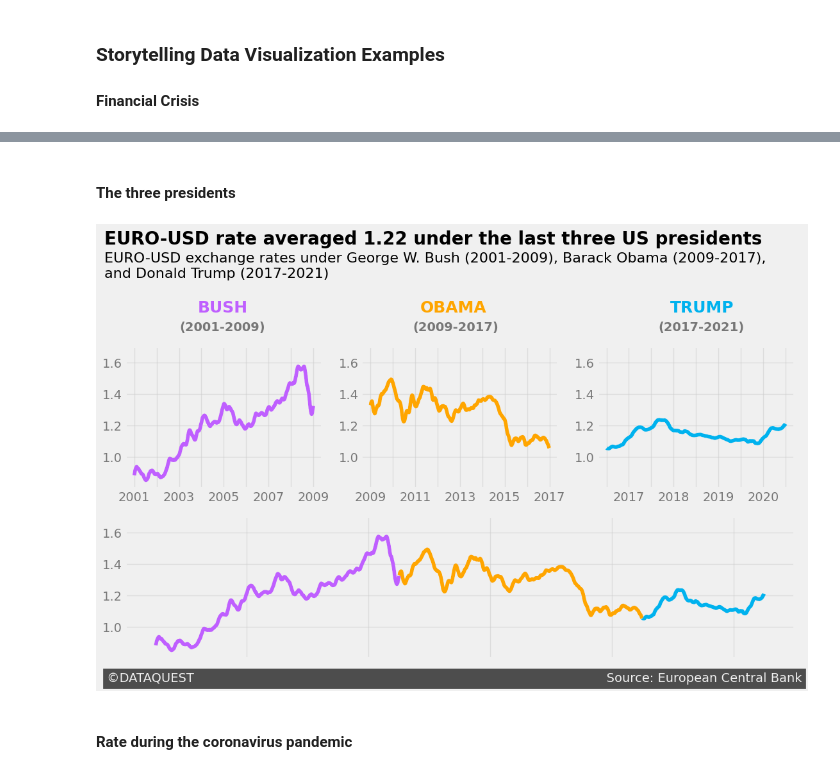
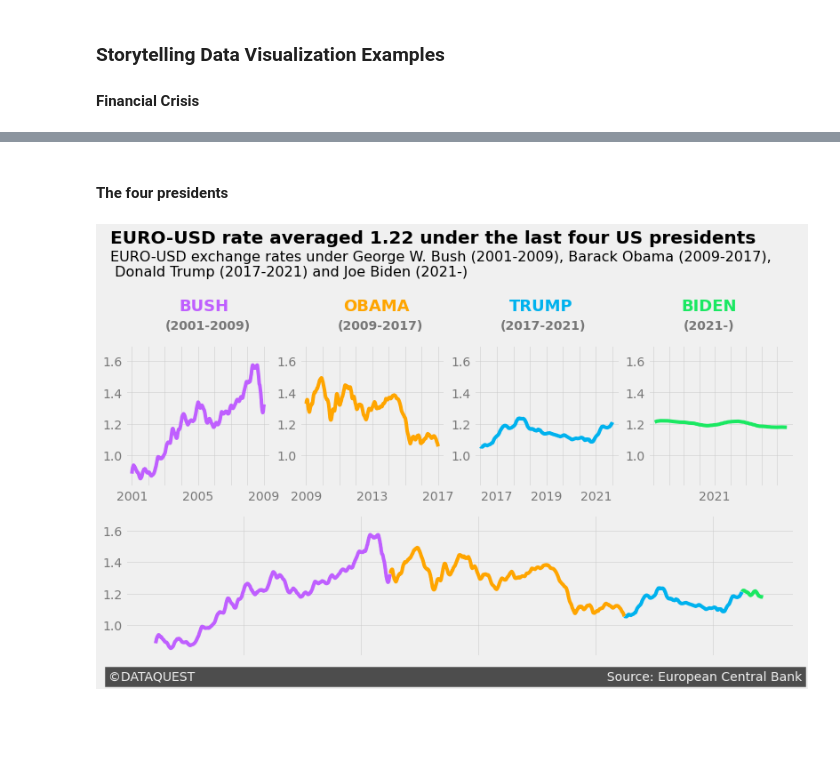
Before and after one commit to pedrohfonseca/Guided-Project-Storytelling-Data-Visualization-on-Exchange-Rates, a Jupyter notebook: Basics.ipynb, the cells around one changed output, grey strips where cells are left out. Drawn from its saved outputs; the diff is of its cells as text; code cells hidden in the pictures; blank space fills up the shorter version.

```diff
--- a/Basics.ipynb
+++ b/Basics.ipynb
@@ -7,7 +7,7 @@ This file has the Euro daily exchange rates between 1999 and 2021
 # %%
 import pandas as pd
 
-exchange_rates = pd.read_csv('euro-daily-hist_1999_2020.csv')
+exchange_rates = pd.read_csv('euro-daily-hist_1999_2021.csv')
 
 exchange_rates.head()
 # %% [output]
@@ -215,25 +212,28 @@ plt.show()
 # %% [output]
 [figure]
 # %% [markdown]
-#### The three presidents
+#### The four presidents
 # %%
-bush_obama_trump = euro_to_dollar.copy()[(euro_to_dollar['Time'].dt.year >= 2001)
-                                         & (euro_to_dollar['Time'].dt.year < 2021)]
-bush = bush_obama_trump.copy()[bush_obama_trump['Time'].dt.year < 2009]
-obama = bush_obama_trump.copy()[(bush_obama_trump['Time'].dt.year >= 2009)
-                                & (bush_obama_trump['Time'].dt.year < 2017)]
-trump = bush_obama_trump.copy()[bush_obama_trump['Time'].dt.year >= 2017]
+bush_obama_trump_biden = euro_to_dollar.copy()[euro_to_dollar['Time'].dt.year >= 2001]
+
+bush = bush_obama_trump_biden.copy()[bush_obama_trump_biden['Time'].dt.year < 2009]
+obama = bush_obama_trump_biden.copy()[(bush_obama_trump_biden['Time'].dt.year >= 2009)
+                                & (bush_obama_trump_biden['Time'].dt.year < 2017)]
+trump = bush_obama_trump_biden.copy()[(bush_obama_trump_biden['Time'].dt.year >= 2017)
+                                & (bush_obama_trump_biden['Time'].dt.year < 2021)]
+biden = bush_obama_trump_biden.copy()[bush_obama_trump_biden['Time'].dt.year >= 2021]
 # %%
 # Adding the FiveThirtyEight style
 style.use('fivethirtyeight')
 
 # Adding subplots
 plt.figure(figsize=(12, 6))
-ax1 = plt.subplot(2, 3, 1)
-ax2 = plt.subplot(2, 3, 2)
-ax3 = plt.subplot(2, 3, 3)
-ax4 = plt.subplot(2, 1, 2)
-axes = [ax1, ax2, ax3, ax4]
+ax1 = plt.subplot(2, 4, 1)
+ax2 = plt.subplot(2, 4, 2)
+ax3 = plt.subplot(2, 4, 3)
+ax4 = plt.subplot(2, 4, 4)
+ax5 = plt.subplot(2, 1, 2)
+axes = [ax1, ax2, ax3, ax4, ax5]
 
 for ax in axes:
     ax.set_ylim(0.8, 1.7)
@@ -244,7 +244,7 @@ for ax in axes:
 # Bush graph
 ax1.plot(bush['Time'], bush['rolling_mean'],
          color='#BF5FFF')
-ax1.set_xticklabels(['', '2001', '', '2003', '', '2005', '', '2007', '', '2009'],
+ax1.set_xticklabels(['', '2001', '', '', '',  '2005', '', '', '', '2009'],
                     alpha=0.5)
 ax1.text(731520.0, 1.92, s='BUSH', weight='bold',
         color='#BF5FFF', fontsize=18)
@@ -253,46 +253,56 @@ ax1.text(731220.0, 1.8, s='(2001-2009)', weight='bold',
 
 # Obama graph
 ax2.plot(obama['Time'], obama['rolling_mean'],
          color='#ffa500')
-ax2.set_xticklabels(['', '2009', '', '2011', '', '2013', '', '2015', '', '2017'],
+ax2.set_xticklabels(['', '2009', '', '', '', '2013', '', '', '', '2017'],
                     alpha=0.5)
 ax2.text(734220.0, 1.92, s='OBAMA', weight='bold',
         color='#ffa500', fontsize=18)
 ax2.text(734100.0, 1.8, s='(2009-2017)', weight='bold',
          alpha=0.5)
 
 # Trump graph
 ax3.plot(trump['Time'], trump['rolling_mean'],
          color='#00B2EE')
-ax3.set_xticklabels(['', '2017', '', '2018', '', '2019', '', '2020', '', '2021'],
+ax3.set_xticklabels(['', '2017', '', '', '2019', '', '', '2021'],
                     alpha=0.5)
-ax3.text(736850.0, 1.92, s='TRUMP', weight='bold',
+ax3.text(736650.0, 1.92, s='TRUMP', weight='bold',
         color='#00B2EE', fontsize=18)
-ax3.text(736750.0, 1.8, s='(2017-2021)', weight='bold',
+ax3.text(736550.0, 1.8, s='(2017-2021)', weight='bold',
          alpha=0.5)
 
-# Bush-Obama-Trump graph
-ax4.plot(bush['Time'], bush['rolling_mean'],
+# Biden graph
+ax4.plot(biden['Time'], biden['rolling_mean'],
+         color='#1AE862')
+ax4.set_xticklabels(['', '', '', '', '2021'],
+                    alpha=0.5)
+ax4.text(737845.0, 1.92, s='BIDEN', weight='bold',
+        color='#1AE862', fontsize=18)
+ax4.text(737850.0, 1.8, s='(2021-)', weight='bold',
+         alpha=0.5)
+
+# Bush-Obama-Trump-Biden graph
+ax5.plot(bush['Time'], bush['rolling_mean'],
          color='#BF5FFF')
-ax4.plot(obama['Time'], obama['rolling_mean'],
+ax5.plot(obama['Time'], obama['rolling_mean'],
          color='#ffa500')
-ax4.plot(trump['Time'], trump['rolling_mean'],
+ax5.plot(trump['Time'], trump['rolling_mean'],
          color='#00B2EE')
-ax4.grid(alpha=0.5)
-ax4.set_xticklabels([])
+ax5.plot(biden['Time'], biden['rolling_mean'],
+         color='#1AE862')
+ax5.grid(alpha=0.5)
+ax5.set_xticklabels([])
 
 # Adding a title and subtitle
-ax1.text(730000.0, 2.35, s='EURO-USD rate averaged 1.22 under the last three US presidents', weight='bold',
+ax1.text(730000.0, 2.35, s='EURO-USD rate averaged 1.22 under the last four US presidents', weight='bold',
         fontsize=20)
 ax1.text(730000.0, 2.14, s='''EURO-USD exchange rates under George W. Bush (2001-2009), Barack Obama (2009-2017),
-and Donald Trump (2017-2021)''', fontsize=16)
+Donald Trump (2017-2021) and Joe Biden (2021-)''', fontsize=16)
 
 # Adding a signature
-ax4.text(729900.0, 0.65, s='©DATAQUEST' + ' '*103 + 'Source: European Central Bank',
+ax5.text(729900.0, 0.65, s='©DATAQUEST' + ' '*103 + 'Source: European Central Bank',
         color = '#f0f0f0', backgroundcolor = '#4d4d4d',
         size=14)
 plt.show()
 # %% [output]
-[figure, old version]
+[figure, new version]
-# %% [markdown]
-#### Rate during the coronavirus pandemic
```
Also changed, not shown: parts of 26 cells of this notebook, 3 other files.
